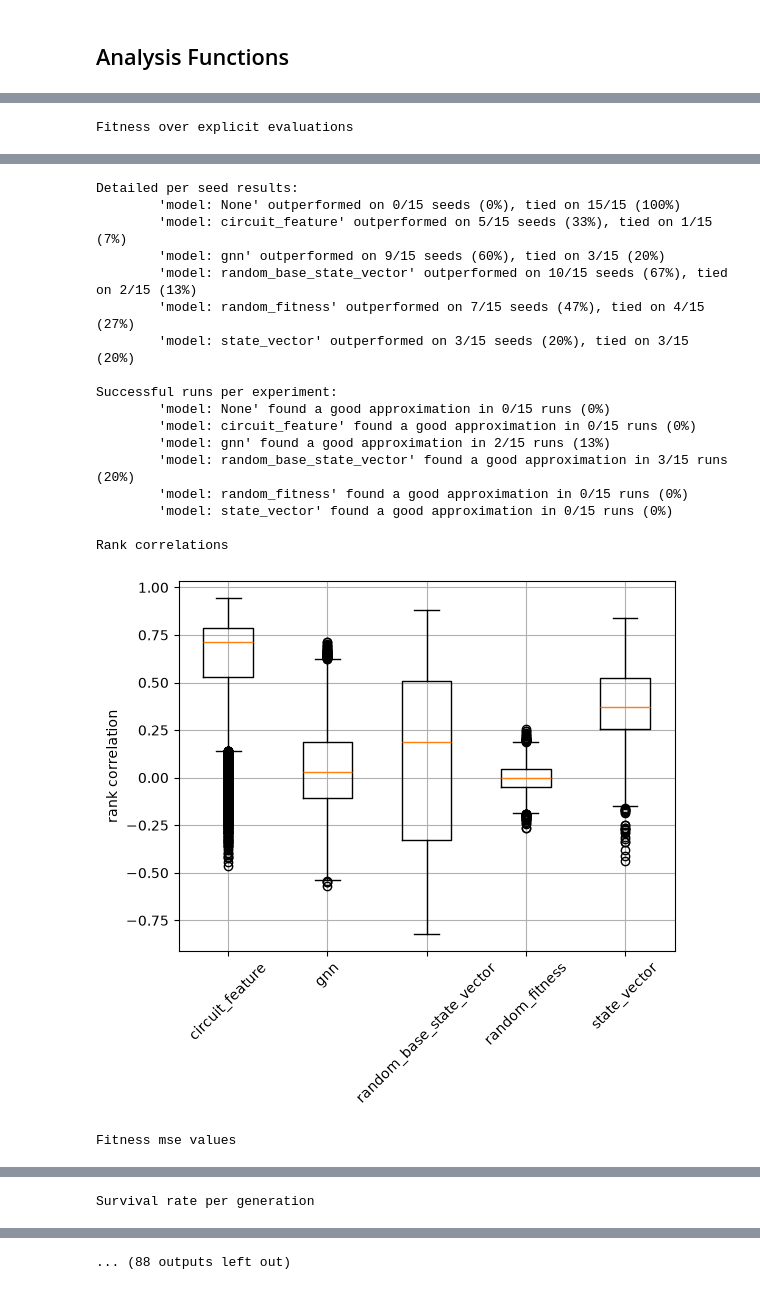
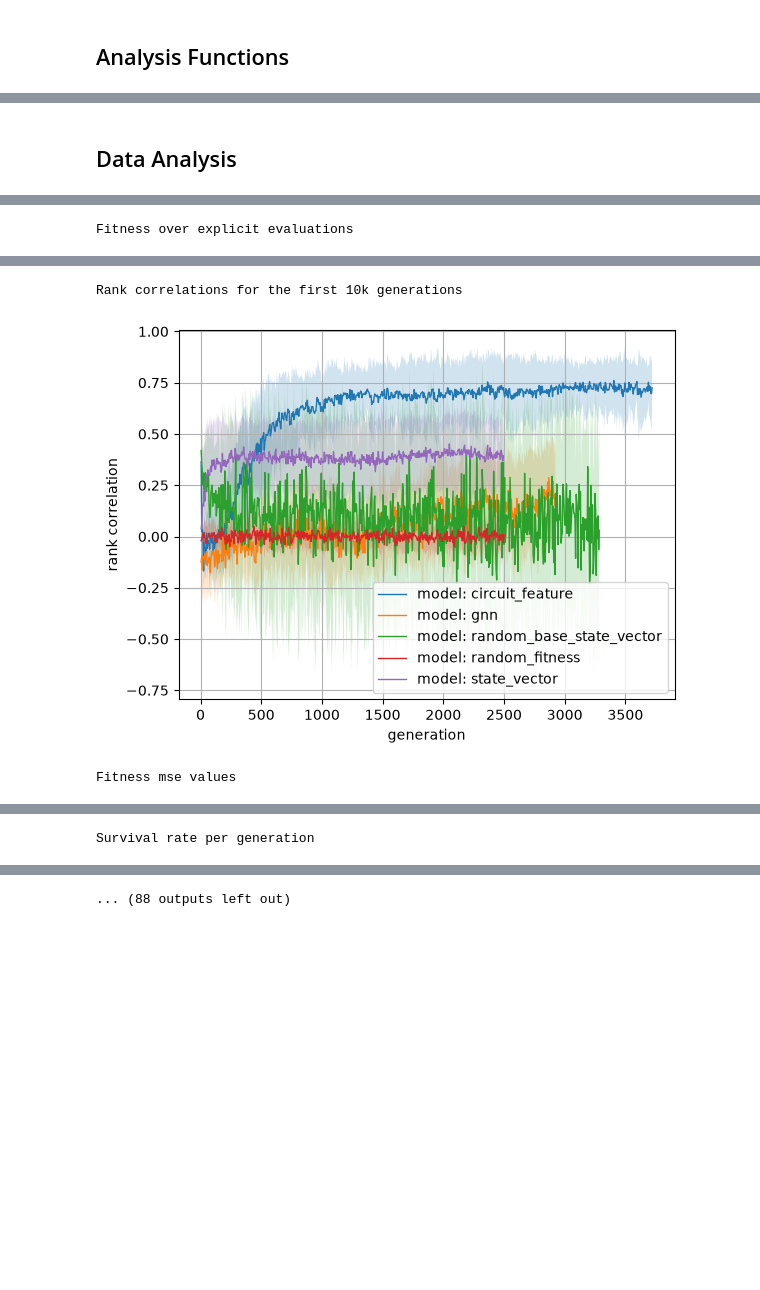
Before and after one commit to westoun/surrogate-assisted-qcs, a Jupyter notebook: evaluation/surrogate_assisted_qcs/analysis.ipynb, the cells around one changed output, grey strips where cells are left out. Cells and saved outputs as stored; diff of their text form; code cells hidden in the pictures; blank space fills up the shorter version.

Commit message:
Add range limiter for line charts

```diff
--- a/evaluation/surrogate_assisted_qcs/analysis.ipynb
+++ b/evaluation/surrogate_assisted_qcs/analysis.ipynb
@@ -48,6 +48,7 @@ class Experiment:
     data_per_seed: List[pd.DataFrame]
     data_by_generation: pd.DataFrame
     data_by_timestamp: pd.DataFrame
+    data_by_evaluations: pd.DataFrame
 
     def __hash__(self) -> str:
         key = f"{self.qubit_num}_{self.gate_count}_{self.model}_"
@@ -496,9 +541,12 @@ def merge_by_evaluations(dfs: List[pd.DataFrame]) -> pd.DataFrame:
 # %%
-def plot_fitness_per_generation(experiments: List[Experiment], labels: List[str], target_path: str = None, plot_std: bool = True, anchor_yaxis: bool = True) -> None:
+def plot_fitness_per_generation(experiments: List[Experiment], labels: List[str], target_path: str = None, plot_std: bool = True, anchor_yaxis: bool = True, max_generations: int = None) -> None:
     ax = plt.subplot()
 
     for experiment, label in zip(experiments, labels):
         df = experiment.data_by_generation
+
+        if max_generations is not None:
+            df = df[df["generation"] <= max_generations]
 
         ax.plot(df["generation"], df["mean_best_fitness"], label=label, linewidth=1)
 
@@ -830,28 +842,30 @@ def plot_fitness_per_timestamp(experiments: List[Experiment], labels: List[str],
     plt.show()
     plt.clf()
 # %%
-def plot_fitness_per_evaluations(experiments: List[Experiment], labels: List[str], target_path: str = None, plot_std: bool = True, anchor_yaxis: bool = True) -> None:
+def plot_offspring_diversity_per_generation(experiments: List[Experiment], labels: List[str], target_path: str = None, plot_std: bool = True, anchor_yaxis: bool = True, max_generations: int = None) -> None:
     ax = plt.subplot()
 
     for experiment, label in zip(experiments, labels):
-        df = experiment.data_by_evaluations
+        df = experiment.data_by_generation
 
-        ax.plot(df["explicit_evaluations"], df["mean_best_fitness"],
-                label=label, linewidth=1)
+        if max_generations is not None:
+            df = df[df["generation"] <= max_generations]
+
+        ax.plot(df["generation"], df["mean_offspring_diversity"], label=label, linewidth=1)
 
         if plot_std:
-            lower_bound = df["mean_best_fitness"] - df["stdev_best_fitness"]
-            upper_bound = df["mean_best_fitness"] + df["stdev_best_fitness"]
+            lower_bound = df["mean_offspring_diversity"] - df["stdev_offspring_diversity"]
+            upper_bound = df["mean_offspring_diversity"] + df["stdev_offspring_diversity"]
             ax.fill_between(
-                df["explicit_evaluations"], lower_bound, upper_bound, alpha=0.2
+                df["generation"], lower_bound, upper_bound, alpha=0.2
             )
 
     if anchor_yaxis:
         ax.set_ylim(0)
 
-    ax.set_xlabel("explicit evaluations")
+    ax.set_xlabel("generation")
 
-    ax.set_ylabel("best fitness")
+    ax.set_ylabel("offspring diversity")
 
     plt.grid()
 
@@ -969,6 +1052,8 @@ def print_succesfull_runs(experiments: List[Experiment], labels: List[str], epsi
+# %% [markdown]
+## Data Analysis
 # %%
 experiments = load_experiments(
-    results_dir="results/")
+    results_dir="results/", apply_timestamp_merging=False, apply_evaluations_merging=True)
 # %%
 
 qubit_nums = [experiment.qubit_num for experiment in experiments]
@@ -1017,20 +1102,29 @@ for qubit_num in qubit_nums:
             plot_fitness_per_evaluations(
                 rel_experiments, labels=labels, target_path=f"results/{qubit_num}q{gate_count}g{evaluate_every}e_fitness_over_evaluations.png")
 
-            print("Fitness over time")
-            plot_fitness_per_timestamp(rel_experiments, labels=labels,
-                                    target_path=f"results/{qubit_num}q{gate_count}g{evaluate_every}e_fitness_over_time.png")
+            # print("Fitness over time")
+            # plot_fitness_per_timestamp(rel_experiments, labels=labels,
+            #                         target_path=f"results/{qubit_num}q{gate_count}g{evaluate_every}e_fitness_over_time.png")
 
             print_victories_over_baseline(
                 rel_experiments, labels, baseline=rel_experiments[0])
             print_succesfull_runs(rel_experiments, labels)
 
             print("Rank correlations")
-            plot_rank_correlations(rel_experiments[1:], labels=labels,
+            plot_rank_correlations(rel_experiments[1:], labels=labels[1:],
                                 target_path=f"results/{qubit_num}q{gate_count}g{evaluate_every}e_rank_correlations.png")
+
+            print("Rank correlations for the first 10k generations")
+            plot_rank_correlation_per_generation(
+                rel_experiments[1:], labels=labels[1:], max_generations=10000, target_path=f"results/{qubit_num}q{gate_count}g{evaluate_every}e_rank_correlations_first10k.png"
+            )
 
             print("Fitness mse values")
             plot_fitness_mse_scores(rel_experiments, labels=labels, target_path=f"results/{qubit_num}q{gate_count}g{evaluate_every}e_fitness_mse_scores.png")
+
+            # plot_mse_scores_per_generation(
+            #     rel_experiments[1:], labels=labels[1:], max_generations=1500
+            # )
 
             print("Survival rate per generation")
             plot_survival_rate_per_generation(
@@ -1078,21 +1188,5 @@ Fitness over time
-Detailed per seed results:
-        'model: None' outperformed on 0/15 seeds (0%), tied on 15/15 (100%)
-        'model: circuit_feature' outperformed on 5/15 seeds (33%), tied on 1/15 (7%)
-        'model: gnn' outperformed on 9/15 seeds (60%), tied on 3/15 (20%)
-        'model: random_base_state_vector' outperformed on 10/15 seeds (67%), tied on 2/15 (13%)
-        'model: random_fitness' outperformed on 7/15 seeds (47%), tied on 4/15 (27%)
-        'model: state_vector' outperformed on 3/15 seeds (20%), tied on 3/15 (20%)
-
-Successful runs per experiment:
-        'model: None' found a good approximation in 0/15 runs (0%)
-        'model: circuit_feature' found a good approximation in 0/15 runs (0%)
-        'model: gnn' found a good approximation in 2/15 runs (13%)
-        'model: random_base_state_vector' found a good approximation in 3/15 runs (20%)
-        'model: random_fitness' found a good approximation in 0/15 runs (0%)
-        'model: state_vector' found a good approximation in 0/15 runs (0%)
-
-Rank correlations
+Rank correlations for the first 10k generations
-[figure, old version]
+[figure, new version]
 Fitness mse values
 [figure]
 Survival rate per generation
```
Also changed, not shown: parts of 25 cells of this notebook.
